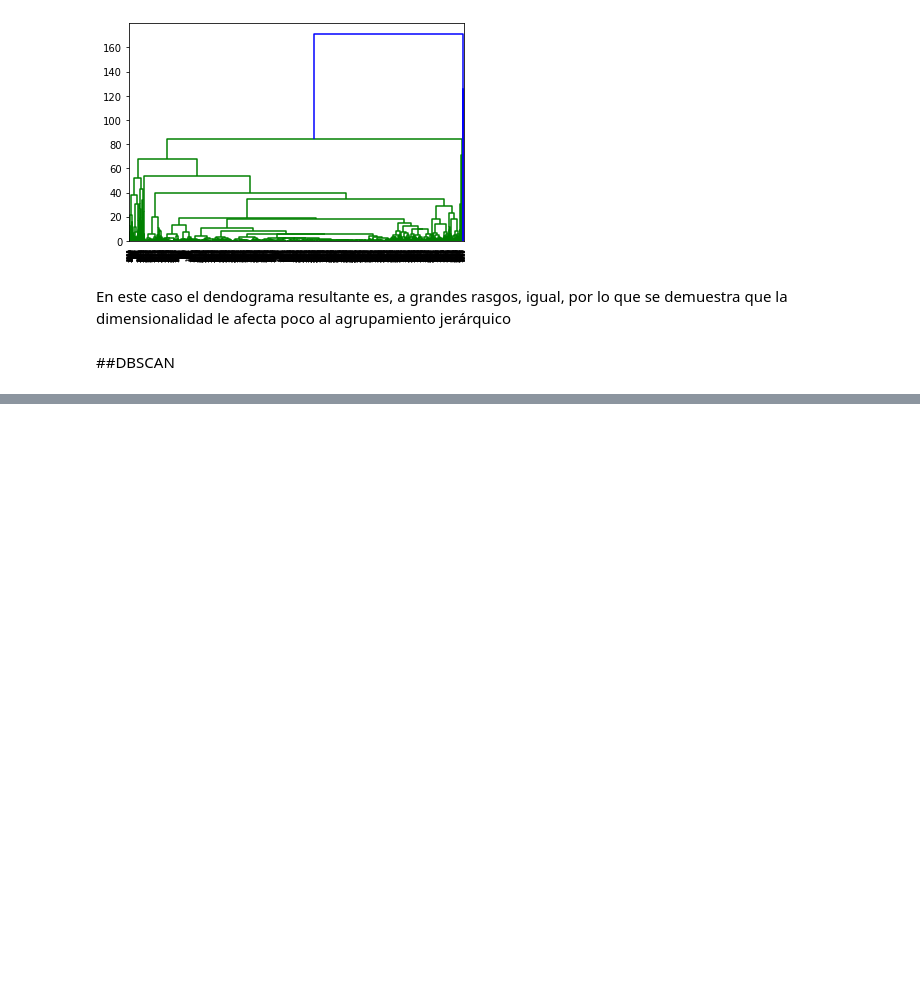
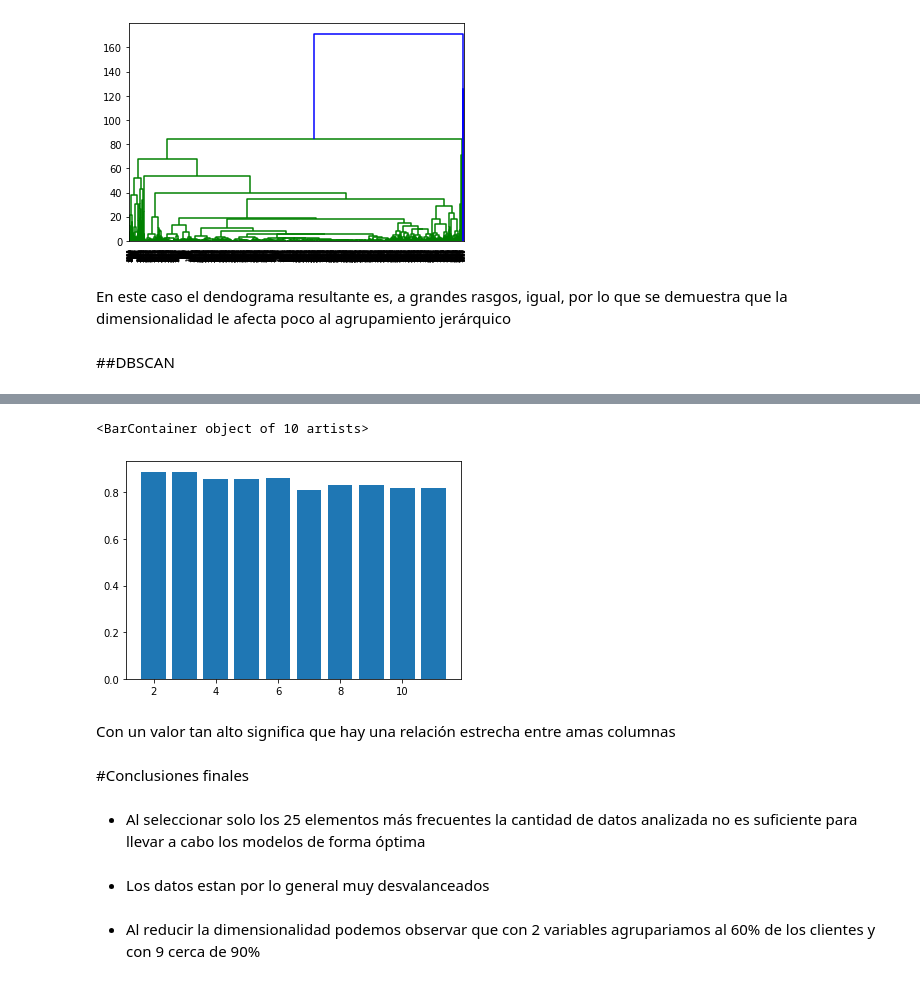
Before and after one commit to SBGuillermo/TFM-AnalisisComercio, a Jupyter notebook: Notebooks/5_Unsupervised_learning.ipynb, the cells around one changed output, grey strips where cells are left out. Drawn from its saved outputs; the diff is of its cells as text; code cells hidden in the pictures; blank space fills up the shorter version.

```diff
--- a/Notebooks/5_Unsupervised_learning.ipynb
+++ b/Notebooks/5_Unsupervised_learning.ipynb
@@ -1031,0 +1087,22 @@ dtype: int64
+# %%
+from sklearn.metrics import silhouette_score
+
+silhouettes = []
+
+for clustering in clusteringsSH[1:]:
+    silhouettes.append(silhouette_score(data, clustering))
+
+plt.bar(range(2, max_clusters), silhouettes)
+# %% [output]
+<BarContainer object of 10 artists>
+[figure, added]
+# %% [markdown]
+Con un valor tan alto significa que hay una relación estrecha entre amas columnas
+# %% [markdown]
+#Conclusiones finales
+# %% [markdown]
+- Al seleccionar solo los 25 elementos más frecuentes la cantidad de datos analizada no es suficiente para llevar a cabo los modelos de forma óptima
+# %% [markdown]
+- Los datos estan por lo general muy desvalanceados
+# %% [markdown]
+- Al reducir la dimensionalidad podemos observar que con 2 variables agrupariamos al 60% de los clientes y con 9 cerca de 90%
```
Also changed, not shown: parts of 7 cells of this notebook.
